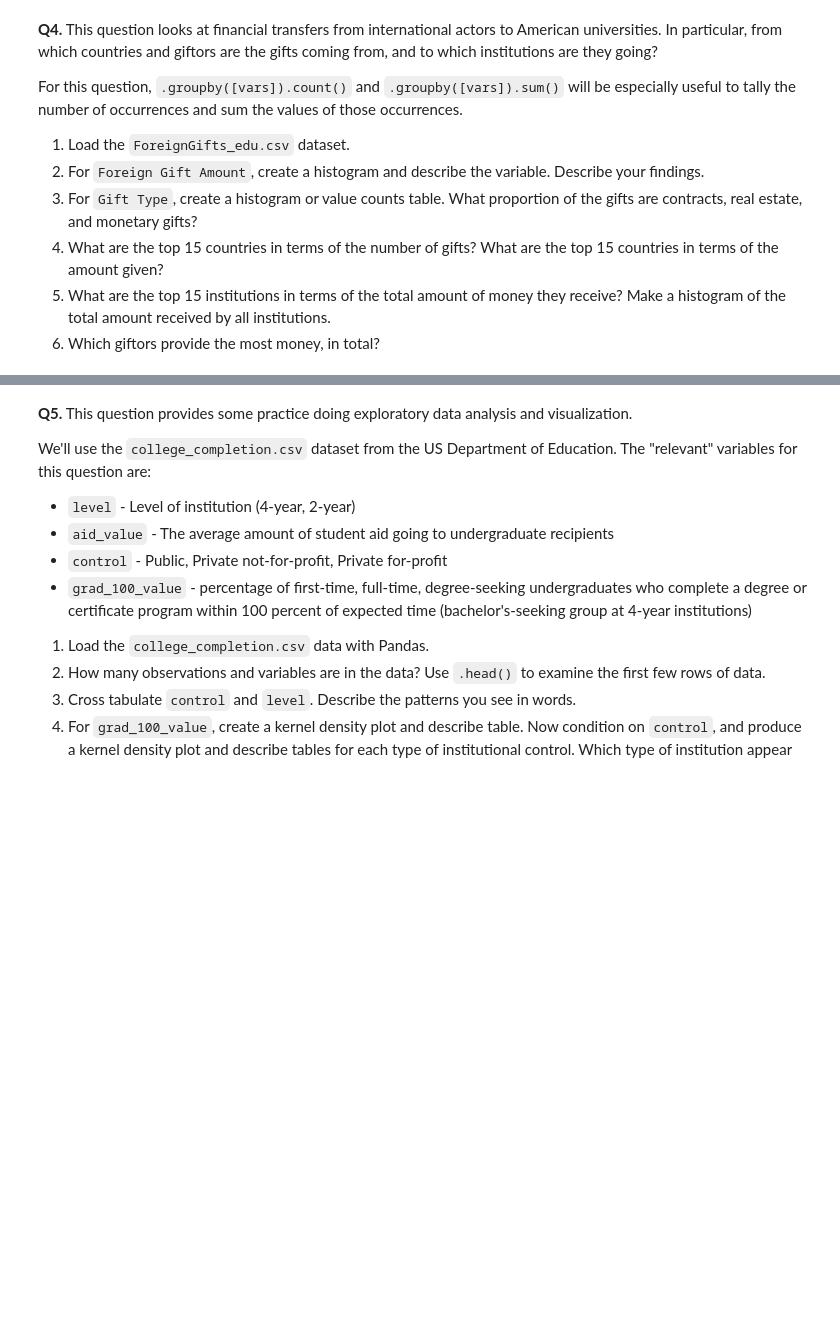
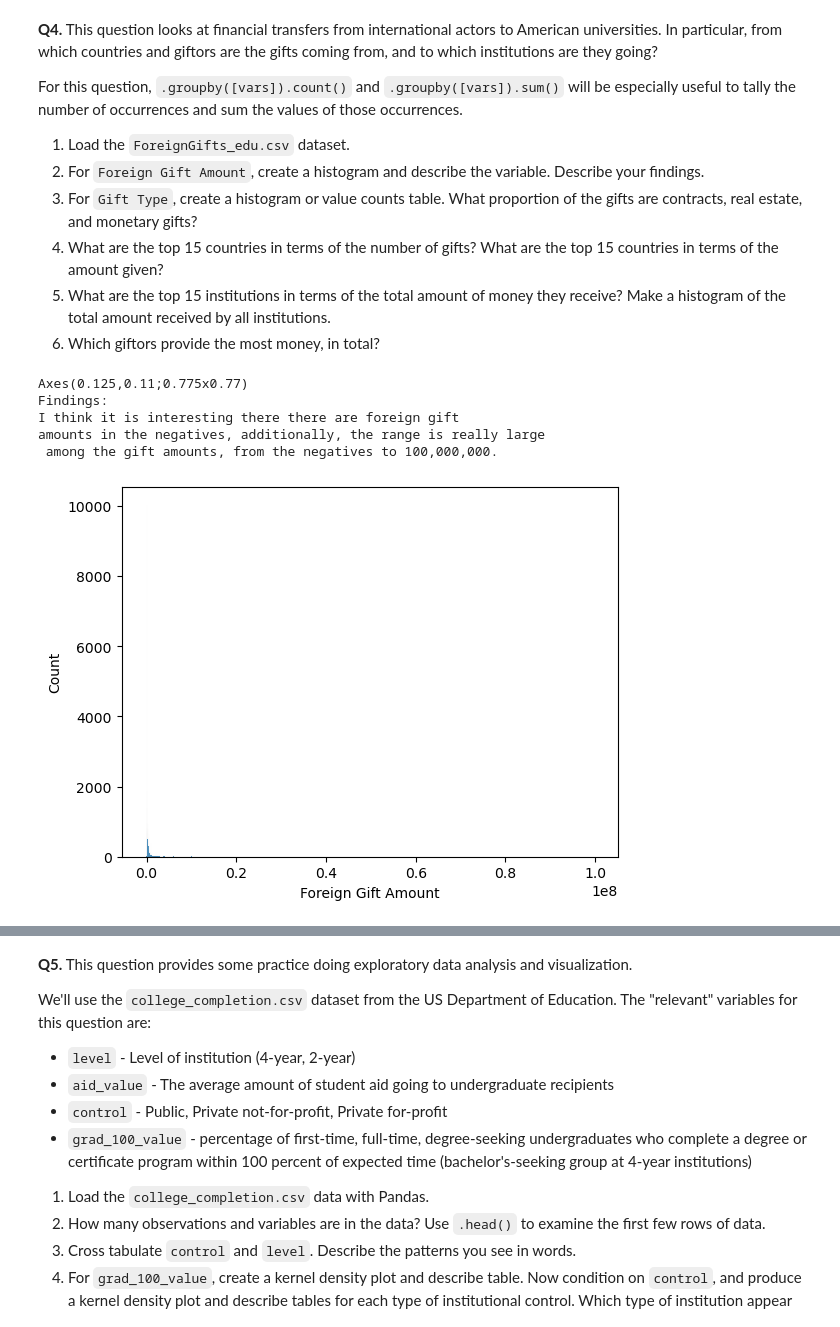
Before and after one commit to imthatpiggy/undergrad_ml_assignments, a Jupyter notebook: 01_assignment_wrangling_and_eda.ipynb, the cells around one changed output, grey strips where cells are left out. Drawn from its saved outputs; the diff is of its cells as text; code cells hidden in the pictures; blank space fills up the shorter version.

```diff
--- a/01_assignment_wrangling_and_eda.ipynb
+++ b/01_assignment_wrangling_and_eda.ipynb
@@ -269,3 +304,21 @@ For this question, `.groupby([vars]).count()` and `.groupby([vars]).sum()` will
 4. What are the top 15 countries in terms of the number of gifts? What are the top 15 countries in terms of the amount given?
 5. What are the top 15 institutions in terms of the total amount of money they receive? Make a histogram of the total amount received by all institutions.
 6. Which giftors provide the most money, in total?
+# %%
+#4.1
+foreign = pd.read_csv('./data/ForeignGifts_edu.csv')
+
+#4.2
+print(sns.histplot(foreign['Foreign Gift Amount']))
+foreign['Foreign Gift Amount'].describe()
+print("Findings: \n" \
+"I think it is interesting there there are foreign gift " \
+"\namounts in the negatives, additionally, the range is really large" \
+"\namong the gift amounts, from the negatives to 100,000,000.")
+# %% [output]
+Axes(0.125,0.11;0.775x0.77)
+Findings:
+I think it is interesting there there are foreign gift
+amounts in the negatives, additionally, the range is really large
+ among the gift amounts, from the negatives to 100,000,000.
+[figure, added]
```
Also changed, not shown: parts of 6 cells of this notebook.
